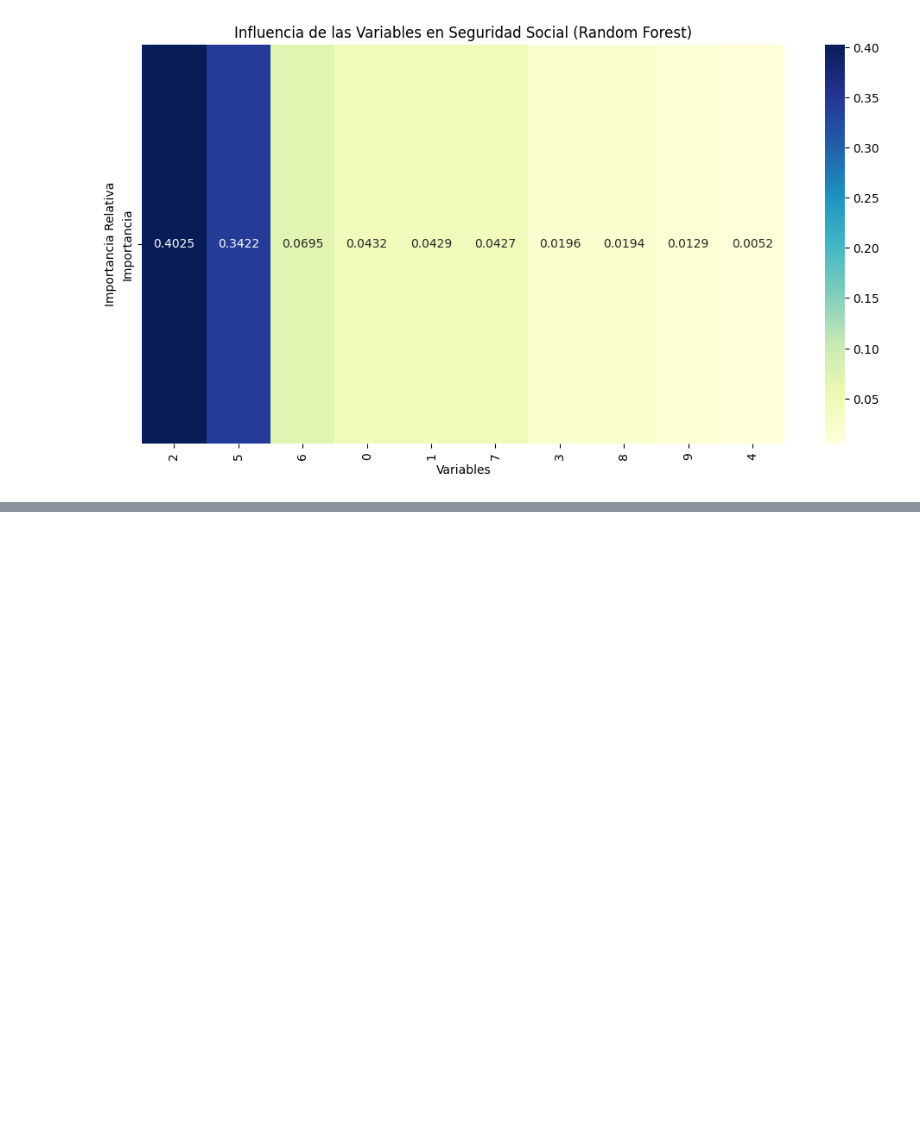
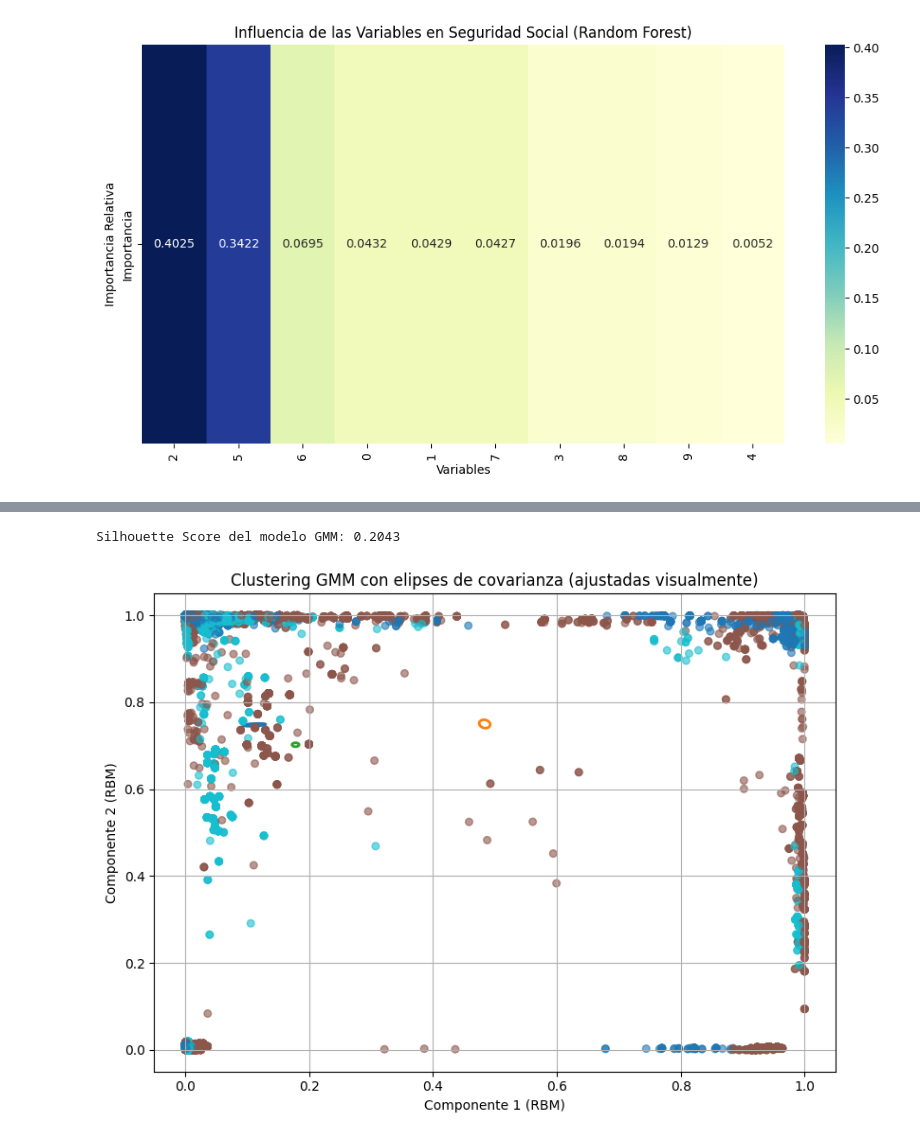
Before and after one commit to trabajogrado28/Natali, a Jupyter notebook: Codigo_def_2020.ipynb, the cells around one changed output, grey strips where cells are left out. Saved outputs shown, nothing was run; the diff lists cells and outputs as text; code cells hidden in the pictures; blank space fills up the shorter version.

```diff
--- a/Codigo_def_2020.ipynb
+++ b/Codigo_def_2020.ipynb
@@ -670,0 +666,35 @@ plt.show()
+# %%
+# Paso 5 (opcional): Evaluación de cohesión de los clústeres
+score = silhouette_score(X_latente, labels)
+print(f"Silhouette Score del modelo GMM: {score:.4f}")
+# %% [output]
+Silhouette Score del modelo GMM: 0.2043
+# %%
+plt.figure(figsize=(8, 6))
+colors = ['tab:blue', 'tab:orange', 'tab:green']
+
+for i in range(gmm.n_components):
+    mean = gmm.means_[i]
+    cov = gmm.covariances_[i]
+
+    # Calcular elipses y escalar manualmente para visualización
+    v, w = np.linalg.eigh(cov)
+    v = 4.0 * np.sqrt(2.0) * np.sqrt(v)  # Escalado visual aumentado
+    u = w[0] / np.linalg.norm(w[0])
+    angle = np.degrees(np.arctan2(u[1], u[0]))
+
+    ell = Ellipse(mean, v[0], v[1], angle=angle, edgecolor=colors[i], lw=2, facecolor='none')
+    plt.gca().add_patch(ell)
+
+# Puntos
+plt.scatter(X_latente[:, 0], X_latente[:, 1], c=labels, cmap='tab10', s=30, alpha=0.6)
+
+# Formato
+plt.title("Clustering GMM con elipses de covarianza (ajustadas visualmente)")
+plt.xlabel("Componente 1 (RBM)")
+plt.ylabel("Componente 2 (RBM)")
+plt.grid(True)
+plt.tight_layout()
+plt.show()
+# %% [output]
+[figure, added]
```
Also changed, not shown: parts of 10 cells of this notebook.
